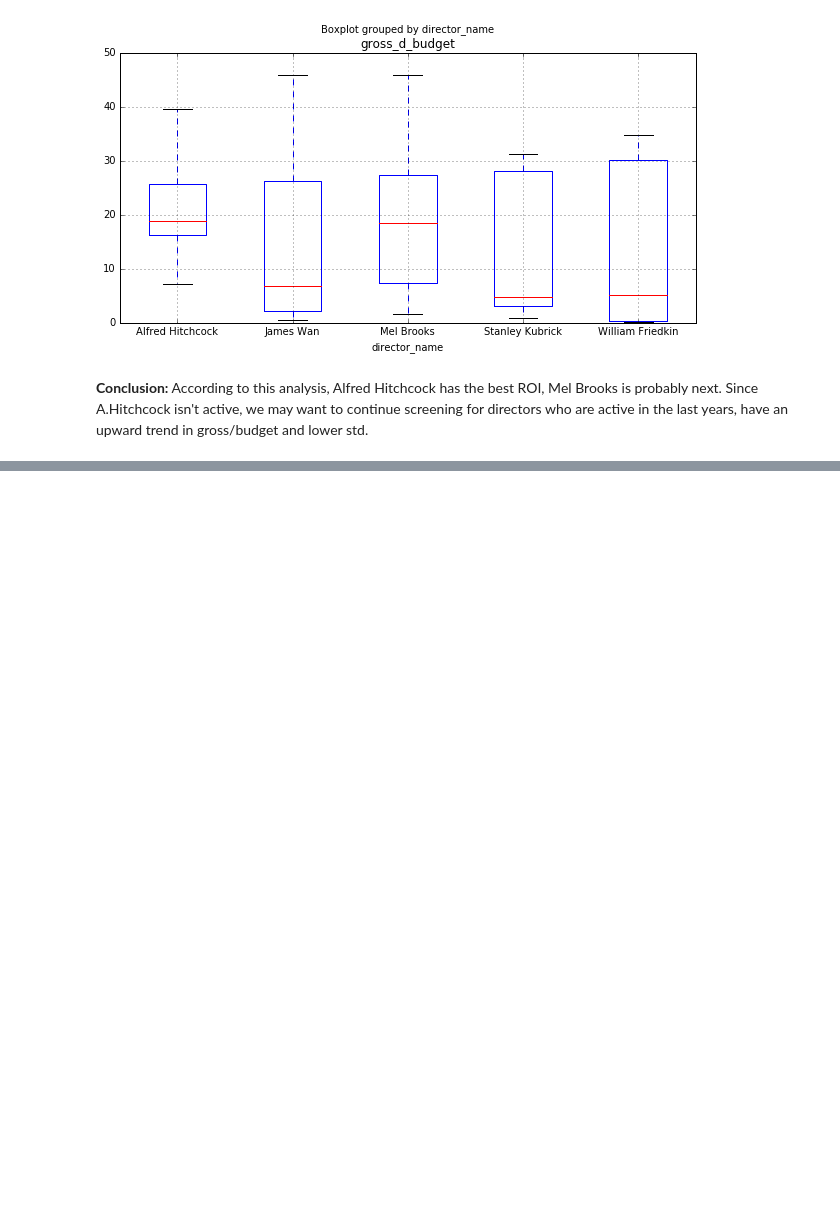
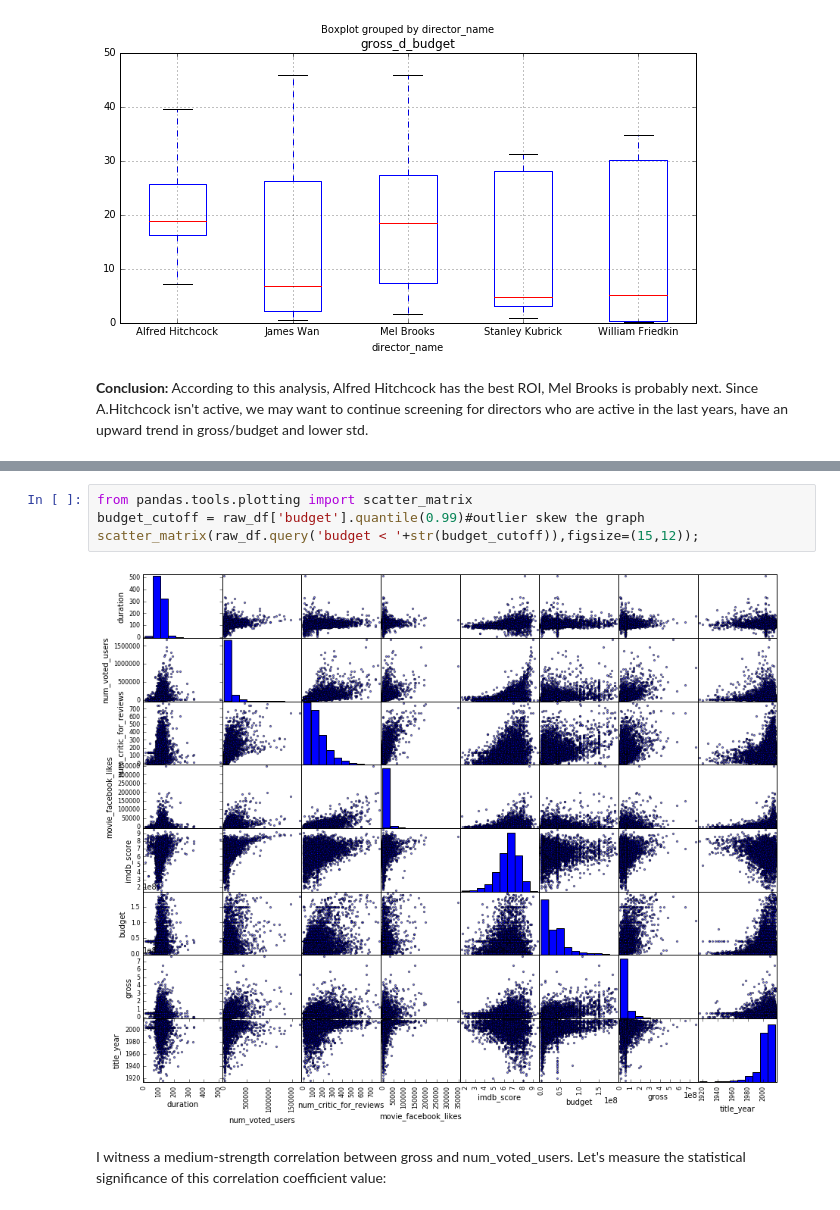
Before and after one commit to LiorZ/sample-data-analysis, a Jupyter notebook: Analysis Notebook.ipynb, the cells around one changed output, grey strips where cells are left out. Saved outputs shown, nothing was run; the diff lists cells and outputs as text; blank space fills up the shorter version.

```diff
--- a/Analysis Notebook.ipynb
+++ b/Analysis Notebook.ipynb
@@ -153,0 +193,8 @@ Since A.Hitchcock isn't active, we may want to continue screening for directors
+# %%
+from pandas.tools.plotting import scatter_matrix
+budget_cutoff = raw_df['budget'].quantile(0.99)#outlier skew the graph
+scatter_matrix(raw_df.query('budget < '+str(budget_cutoff)),figsize=(15,12));
+# %% [output]
+[figure, added]
+# %% [markdown]
+I witness a medium-strength correlation between gross and num_voted_users. Let's measure the statistical significance of this correlation coefficient value:
```
Also changed, not shown: parts of 28 cells of this notebook.
